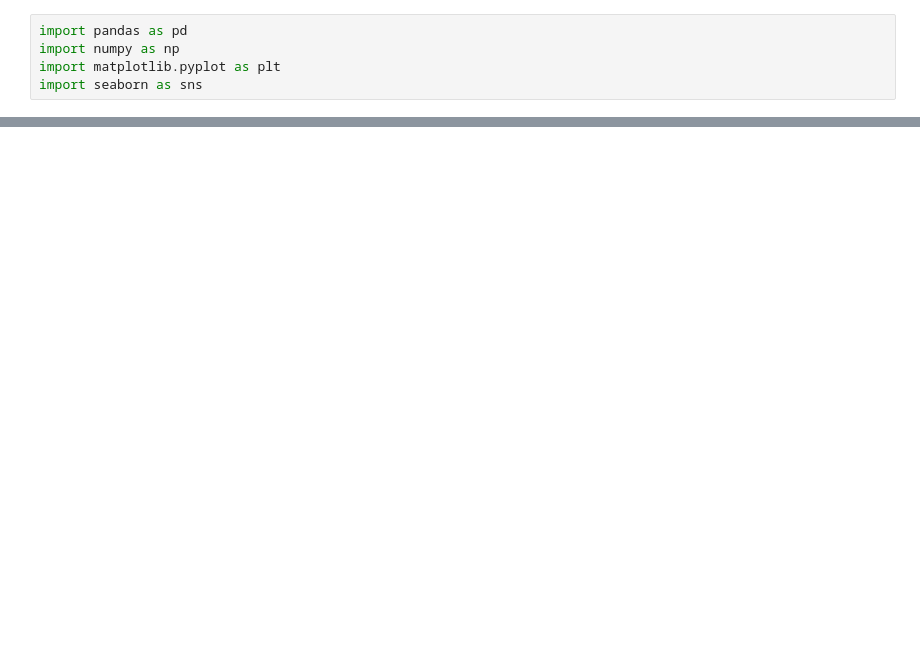
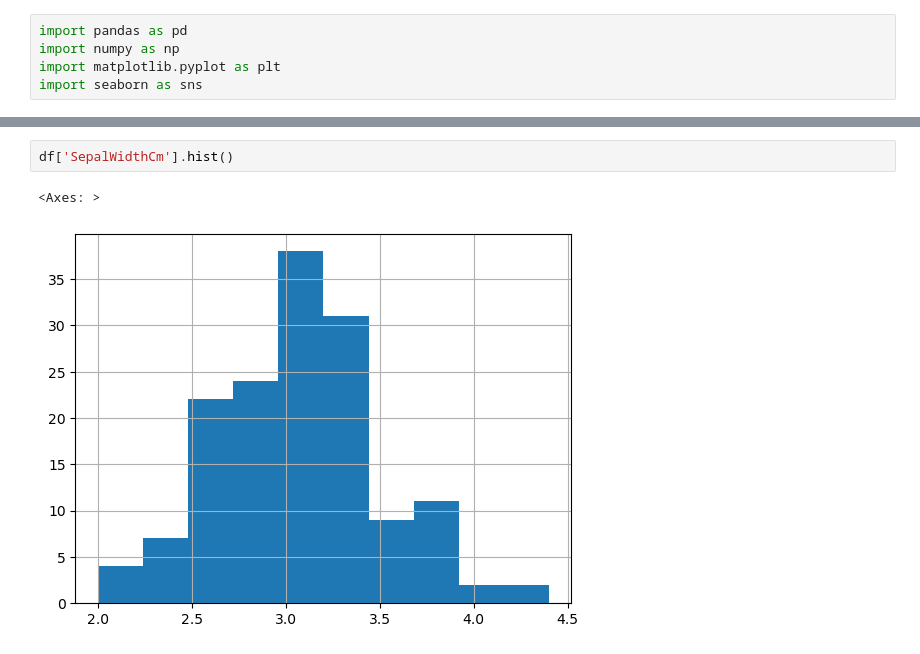
Before and after one commit to Himanshukumar56/Iris-Flower-Classification, a Jupyter notebook: main.ipynb, the cells around one changed output, grey strips where cells are left out. Drawn from its saved outputs; the diff is of its cells as text; blank space fills up the shorter version.

```diff
--- a/main.ipynb
+++ b/main.ipynb
@@ -5,0 +77,5 @@ import seaborn as sns
+# %%
+df['SepalWidthCm'].hist()
+# %% [output]
+<Axes: >
+[figure, added]
```
Also changed, not shown: parts of 15 cells of this notebook.
